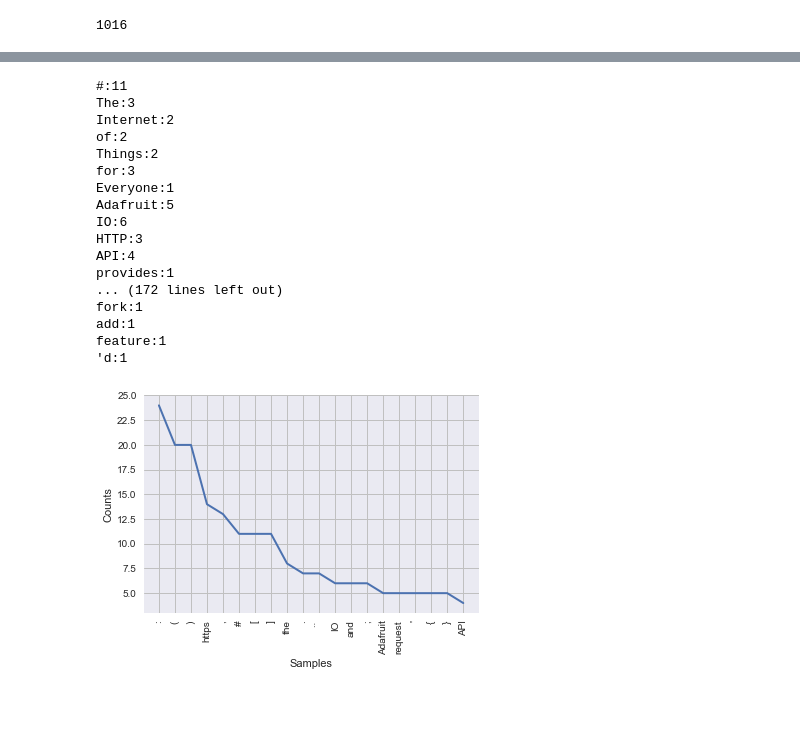
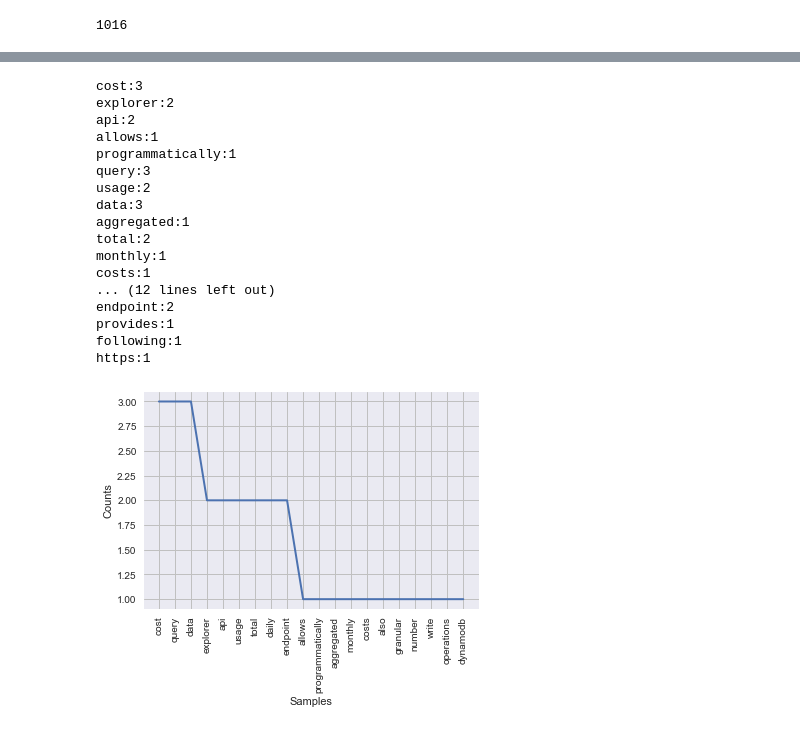
Before and after one commit to pmanlukas/thesisdata, a Jupyter notebook: info.ipynb, the cells around one changed output, grey strips where cells are left out. Drawn from its saved outputs; the diff is of its cells as text; code cells hidden in the pictures; blank space fills up the shorter version.

Commit message:
bugfix tokenization

```diff
--- a/info.ipynb
+++ b/info.ipynb
@@ -238,11 +238,11 @@ for spec in specjsons:
     textkeys = list(specjsons[spec]['info'].keys())
     if 'description' in textkeys:
         text = specjsons[spec]['info']['description']
-        text = nltk.word_tokenize(text)
+        descdict[spec] = text.lower()
     else:
-        text = [""]
+        descdict[spec] = ""
 
-    descdict[spec] = text
+
 print(len(list(descdict.keys())))
 # %% [output]
 1016
@@ -267,0 +256,7 @@ descdict[keys[1000]]
+# %%
+tokendict = dict()
+for desc in descdict:
+    text = descdict[desc]
+    tokens = nltk.word_tokenize(text)
+    tokendict[desc] = tokens
+print(len(list(tokendict.keys())))
@@ -267,0 +276,24 @@ descdict[keys[1000]]
+# %%
+for tokens in tokendict:
+    token = tokendict[tokens]
+    for element in token:
+
+        if element in list(string.punctuation):
+            token.remove(element)
+            print("removed token!")
+        if element in ["''", '==', '´´', '``']:
+            token.remove(element)
+            print("removed token!")
+        if element in ['p', 'ul', 'li', 'a']:
+            token.remove(element)
+            print("removed token!")
+        if element in stopwords.words('english'):
+            token.remove(element)
+            print("removed token!")
+        if element.startswith('/'):
+            token.remove(element)
+            print("removed token!")
+        if element.startswith("'"):
+            token.remove(element)
+            print("removed token!")
+    tokendict[tokens] = token
@@ -268,26 +341,26 @@ descdict[keys[1000]]
 # %%
-freq = nltk.FreqDist(descdict[keys[2]])
+freq = nltk.FreqDist(tokendict[keys[20]])
 
 for key,val in freq.items():
 
     print (str(key) + ':' + str(val))
 freq.plot(20, cumulative=False)
 # %% [output]
-#:11
-The:3
-Internet:2
-of:2
-Things:2
-for:3
-Everyone:1
-Adafruit:5
-IO:6
-HTTP:3
-API:4
+cost:3
+explorer:2
+api:2
+allows:1
+programmatically:1
+query:3
+usage:2
+data:3
+aggregated:1
+total:2
+monthly:1
+costs:1
+... (12 lines left out)
+endpoint:2
 provides:1
-... (172 lines left out)
-fork:1
-add:1
-feature:1
-'d:1
+following:1
+https:1
-[figure, old version]
+[figure, new version]
```
Also changed, not shown: parts of 8 cells of this notebook, 3 other files.
